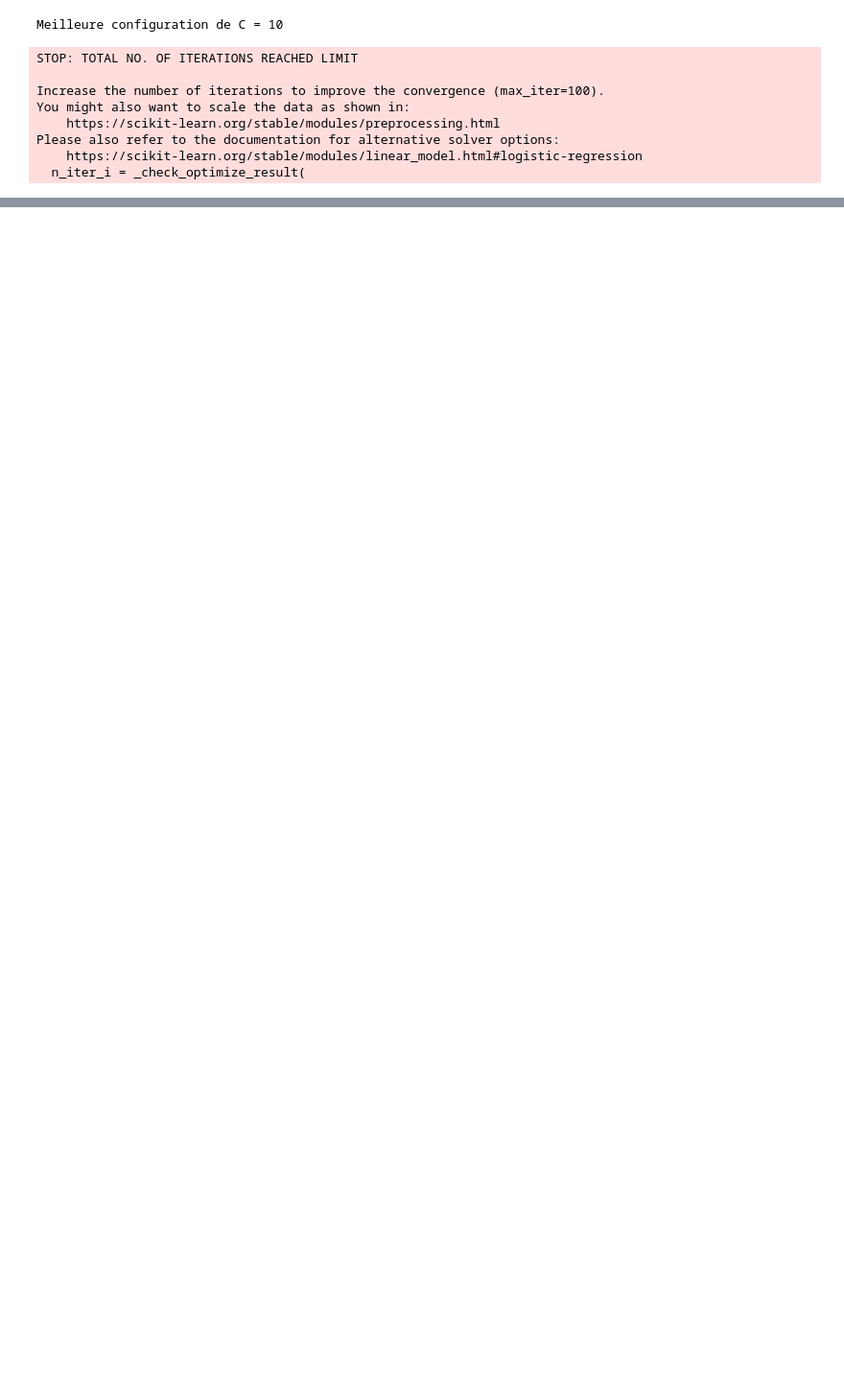
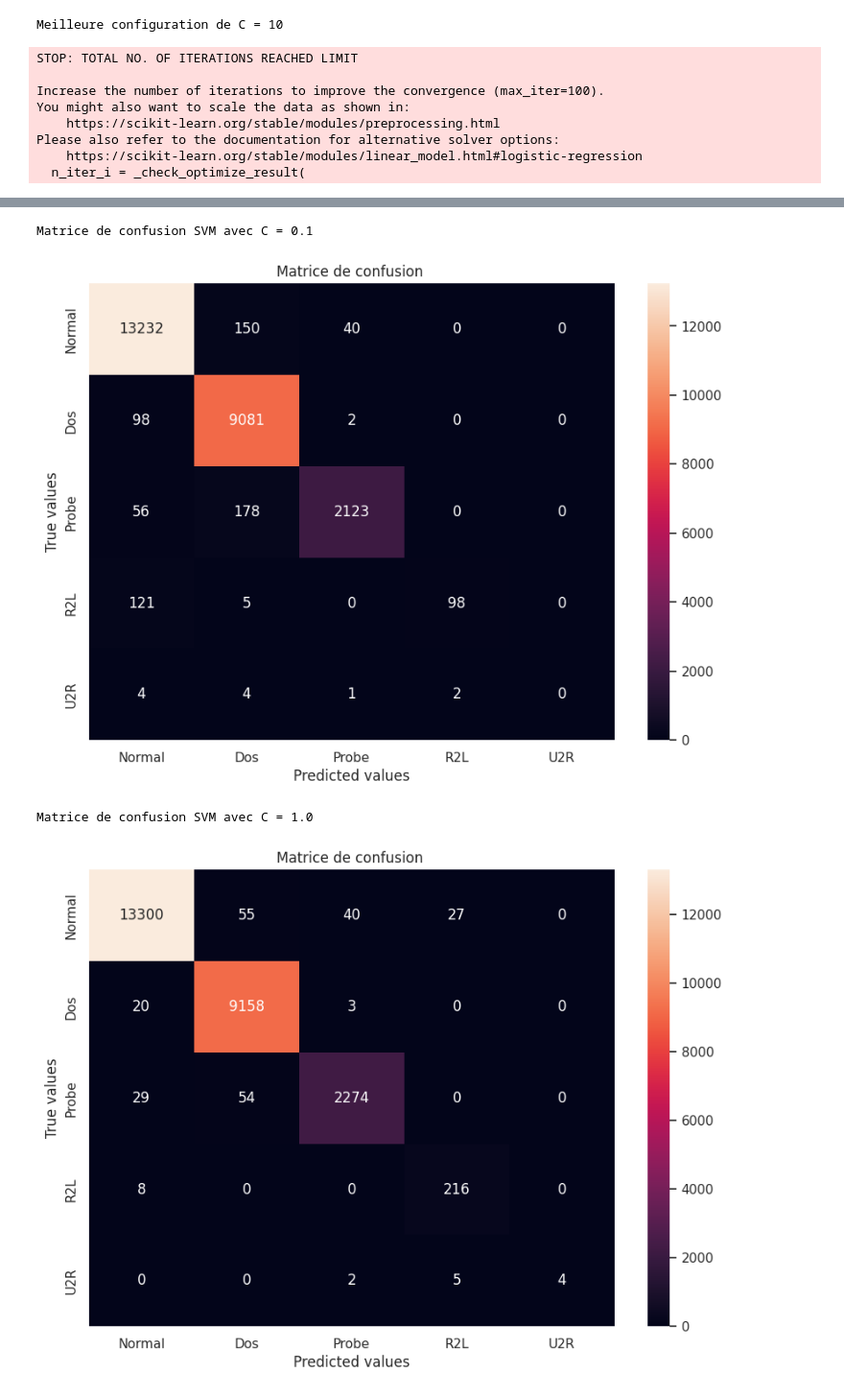
Before and after one commit to lina77b/IA_for_CyberSecurity_Project, a Jupyter notebook: tp.ipynb, the cells around one changed output, grey strips where cells are left out. Shown at 96% size. Drawn from its saved outputs; the diff is of its cells as text; code cells hidden in the pictures; blank space fills up the shorter version.

```diff
--- a/tp.ipynb
+++ b/tp.ipynb
@@ -1018,0 +1140,11 @@ f1score  :  0.7454927965949023
+# %%
+#Matrices de confusion sur la validation
+
+for val in range(0, df_svm.shape[0]):
+    print("Matrice de confusion SVM avec C =", df_svm.iloc[val]["c_val"], "\n\n")
+    mat_conf(df_svm.iloc[val]["confusion_matrix"])
+# %% [output]
+Matrice de confusion SVM avec C = 0.1
+[figure, added]
+Matrice de confusion SVM avec C = 1.0
+[figure, added]
```
Also changed, not shown: parts of 42 cells of this notebook.
